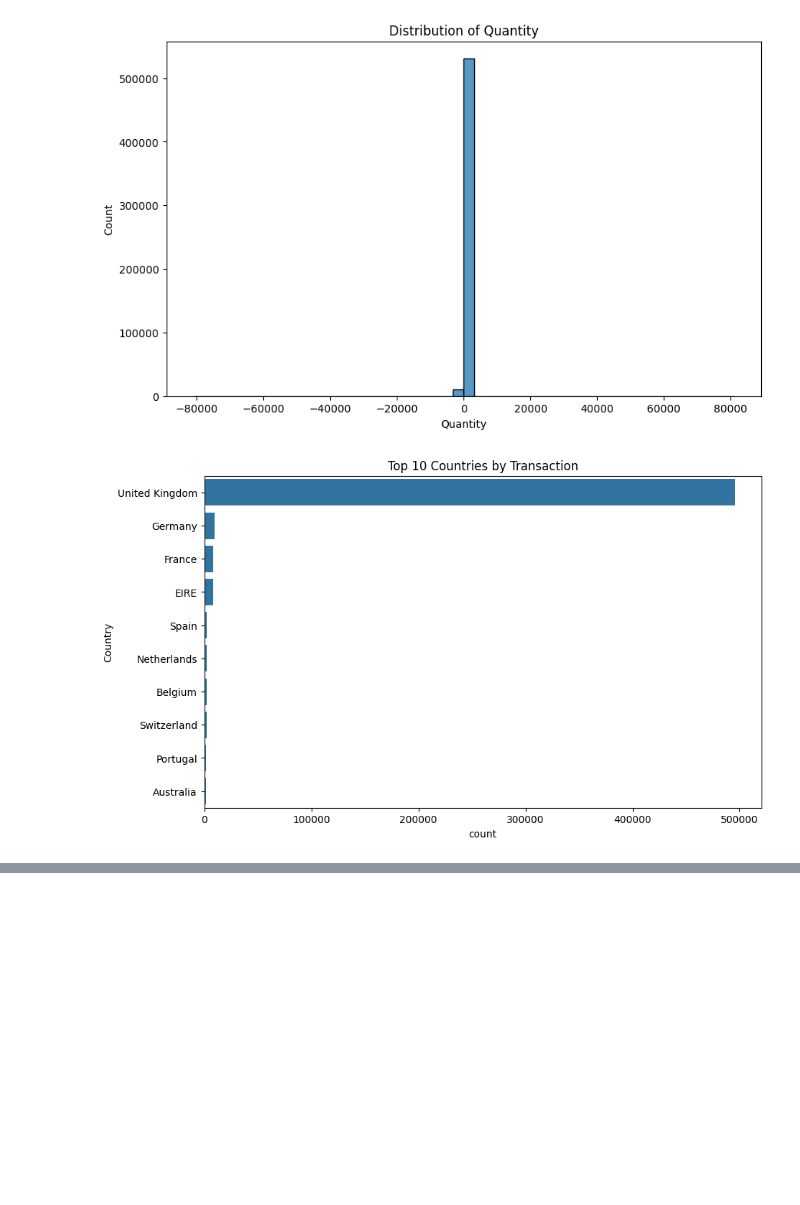
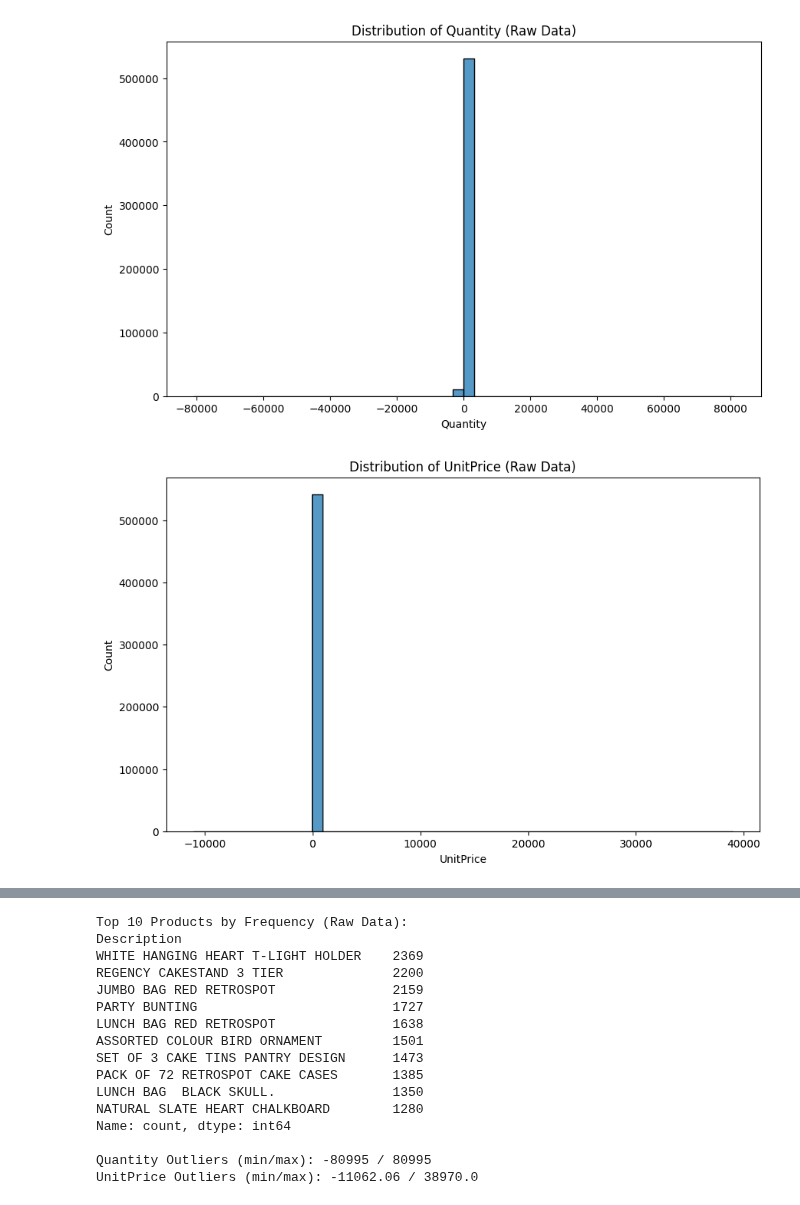
Before and after one commit to JerisonP/ecommerce-personalization-ml, a Jupyter notebook: exploratory_data_alaysis.ipynb, the cells around one changed output, grey strips where cells are left out. Drawn from its saved outputs; the diff is of its cells as text; code cells hidden in the pictures; blank space fills up the shorter version.

```diff
--- a/exploratory_data_alaysis.ipynb
+++ b/exploratory_data_alaysis.ipynb
@@ -45,8 +47,0 @@ Assign the features to a working DataFrame and perform initial checks on structu
-# %%
-# Assign features to df for consistency
-df = X # Features DataFrame (541k rows, 8 columns)
-print(f'Shape: {df.shape}\n') # Expected: (541909, 8)
-print(f"First 5 Rows:\n{df.head()}\n") # Verify loading
-print(f"Data Info:\n{df.info()}") # Show dtypes and null counts
-print(f"Summary Statistics:\n{df.describe()}") # Basic stats
-print(f"Missing Values:\n{df.isnull().sum()}") # Check for nulls
@@ -74,20 +51,56 @@ Generate initial plots to explore data distributions and patterns using Seaborn
 # %%
 import seaborn as sns
 import matplotlib.pyplot as plt
 
-# Quantity distribution
+# Quantity distribution (histogram)
 plt.figure(figsize=(10, 6))
 sns.histplot(df['Quantity'], bins=50)
-plt.title('Distribution of Quantity')
+plt.title('Distribution of Quantity (Raw Data)')
 plt.xlabel('Quantity')
 plt.ylabel('Count')
+plt.show()
+
+# UnitPrice distribution (histogram)
+plt.figure(figsize=(10, 6))
+sns.histplot(df['UnitPrice'], bins=50)
+plt.title('Distribution of UnitPrice (Raw Data)')
+plt.xlabel('UnitPrice')
+plt.ylabel('Count')
+plt.show()
+
+# Boxplot for Quantity (outlier check)
+plt.figure(figsize=(10, 6))
+sns.boxplot(x=df['Quantity'])
+plt.title('Box Plot of Quantity (Raw Data)')
+plt.show()
+
+# Boxplot for UnitPrice (outlier check)
+plt.figure(figsize=(10, 6))
+sns.boxplot(x=df['UnitPrice'])
+plt.title('Box Plot of UnitPrice (Raw Data)')
 plt.show()
 
 # Top 10 countries by transaction count
 plt.figure(figsize=(10, 6))
 sns.countplot(y='Country', data=df, order=df['Country'].value_counts().index[:10])
-plt.title('Top 10 Countries by Transaction')
+plt.title('Top 10 Countries by Transaction Count (Raw Data)')
 plt.show()
+
+# Additional: Top 10 products by frequency
+print("Top 10 Products by Frequency (Raw Data):")
+print(df['Description'].value_counts().head(10))
+
+# Additional: Outlier min/max checks (printed for reference)
+print(f"\nQuantity Outliers (min/max): {df['Quantity'].min()} / {df['Quantity'].max()}")
+print(f"UnitPrice Outliers (min/max): {df['UnitPrice'].min()} / {df['UnitPrice'].max()}")
+
+# Temporary TotalSpend for correlation heatmap (will recalculate after cleaning)
+df_temp = df.copy()
+df_temp['TotalSpend'] = df_temp['Quantity'] * df_temp['UnitPrice']
+plt.figure(figsize=(10, 6))
+sns.heatmap(df_temp[['Quantity', 'UnitPrice', 'TotalSpend']].corr(), annot=True, cmap='coolwarm')
+plt.title('Correlation Heatmap (Raw Data)')
+plt.show()
 # %% [output]
-[figure, old version]
+[figure, new version]
-[figure, old version]
+[figure, new version]
@@ -93,0 +110,16 @@ plt.show()
+Top 10 Products by Frequency (Raw Data):
+Description
+WHITE HANGING HEART T-LIGHT HOLDER    2369
+REGENCY CAKESTAND 3 TIER              2200
+JUMBO BAG RED RETROSPOT               2159
+PARTY BUNTING                         1727
+LUNCH BAG RED RETROSPOT               1638
+ASSORTED COLOUR BIRD ORNAMENT         1501
+SET OF 3 CAKE TINS PANTRY DESIGN      1473
+PACK OF 72 RETROSPOT CAKE CASES       1385
+LUNCH BAG  BLACK SKULL.               1350
+NATURAL SLATE HEART CHALKBOARD        1280
+Name: count, dtype: int64
+
+Quantity Outliers (min/max): -80995 / 80995
+UnitPrice Outliers (min/max): -11062.06 / 38970.0
```
Also changed, not shown: parts of 14 cells of this notebook, 1 other file.
